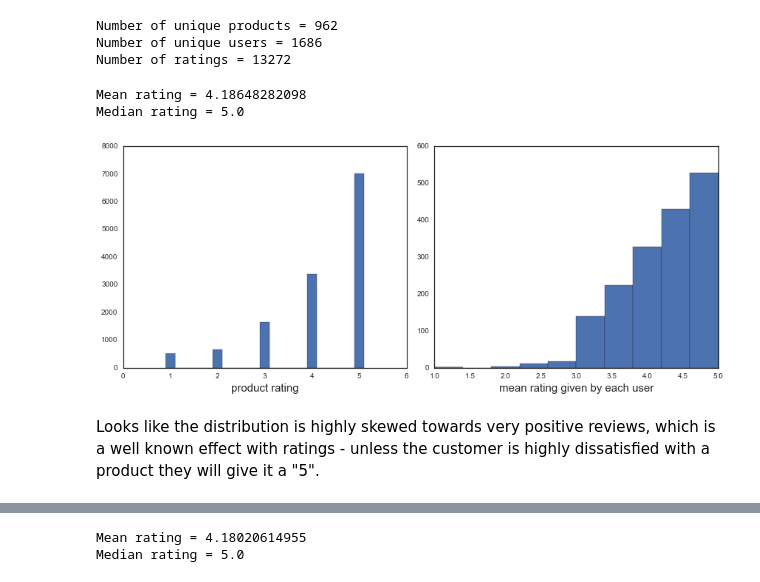
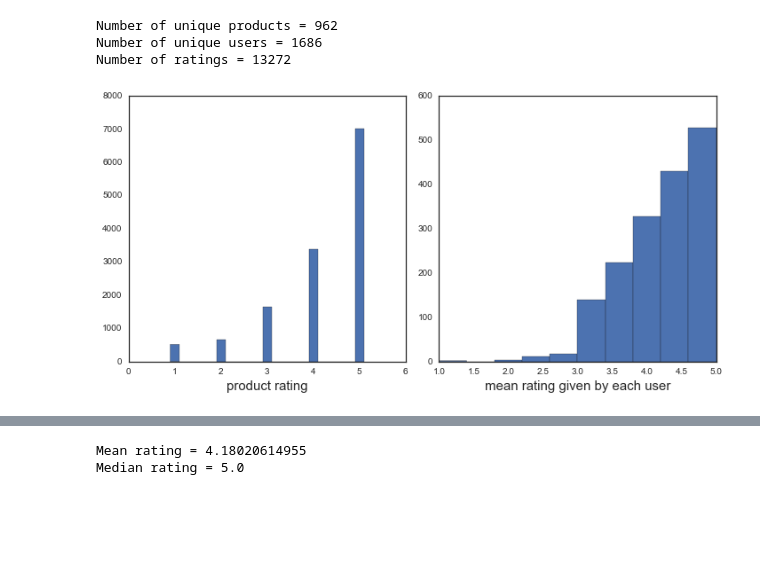
Before and after one commit to zuzannna/GardeningRecommendations, a Jupyter notebook: FoodRecommender.ipynb, the cells around one changed output, grey strips where cells are left out. Saved outputs shown, nothing was run; the diff lists cells and outputs as text; code cells hidden in the pictures; blank space fills up the shorter version.

```diff
--- a/FoodRecommender.ipynb
+++ b/FoodRecommender.ipynb
@@ -56,28 +66,17 @@ Number of unique products = 962
 Number of unique users = 1686
 Number of ratings = 13272
 # %%
-fig = plt.figure(figsize=(12,5))
+fig = plt.figure(figsize=(10,5))
 ax = fig.add_subplot(121)
 ax.hist(df['overall'], bins=[0.9, 1.1, 1.9, 2.1, 2.9, 3.1, 3.9, 4.1, 4.9, 5.1])
 ax.set_xlabel('product rating', fontsize=15)
 
-mean_rating = df['overall'].mean()
-print "Mean rating =", mean_rating
-median_rating = df['overall'].median()
-print "Median rating =", median_rating
-
 # mean ratings from each user
 mean_rating_of_user = df.groupby('reviewerID').apply(lambda x: x['overall'].mean())
-
-#fig = plt.figure(figsize=(6,5))
 ax = fig.add_subplot(122)
 ax.hist(mean_rating_of_user)
 ax.set_xlabel('mean rating given by each user', fontsize=15)
 plt.tight_layout()
 plt.show()
 # %% [output]
-Mean rating = 4.18648282098
-Median rating = 5.0
-[figure, old version]
+[figure, new version]
-# %% [markdown]
-Looks like the distribution is highly skewed towards very positive reviews, which is a well known effect with ratings - unless the customer is highly dissatisfied with a product they will give it a "5".
```
Also changed, not shown: parts of 14 cells of this notebook.
